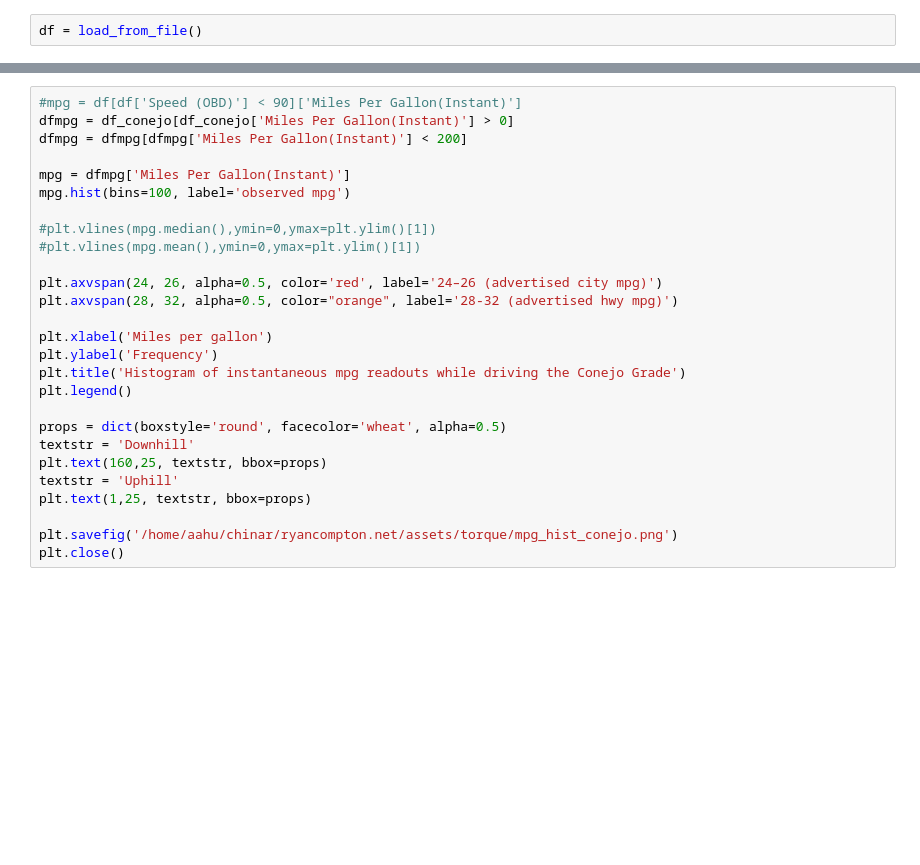
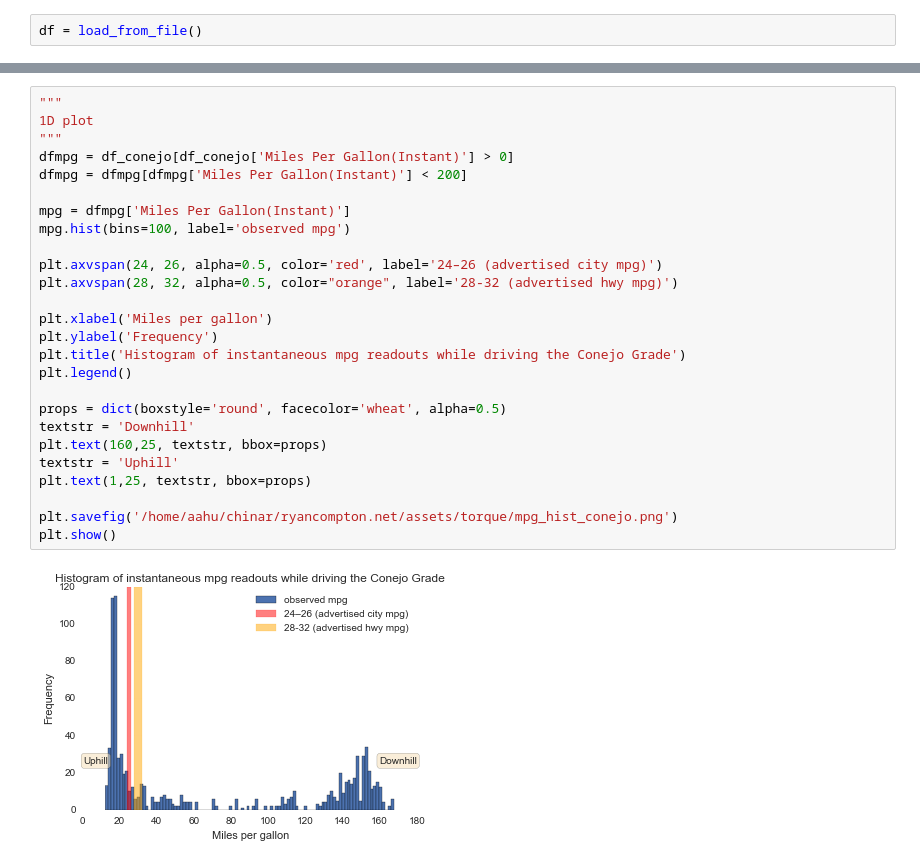
Before and after one commit to rcompton/ryancompton.net, a Jupyter notebook: assets/torque/mpg_plots.py.ipynb, the cells around one changed output, grey strips where cells are left out. Drawn from its saved outputs; the diff is of its cells as text; blank space fills up the shorter version.

```diff
--- a/assets/torque/mpg_plots.py.ipynb
+++ b/assets/torque/mpg_plots.py.ipynb
@@ -122,28 +136,29 @@ plt.close()
 # %%
-#mpg = df[df['Speed (OBD)'] < 90]['Miles Per Gallon(Instant)']
+"""
+1D plot
+"""
 dfmpg = df_conejo[df_conejo['Miles Per Gallon(Instant)'] > 0]
 dfmpg = dfmpg[dfmpg['Miles Per Gallon(Instant)'] < 200]
 
 mpg = dfmpg['Miles Per Gallon(Instant)']
 mpg.hist(bins=100, label='observed mpg')
-
-#plt.vlines(mpg.median(),ymin=0,ymax=plt.ylim()[1])
-#plt.vlines(mpg.mean(),ymin=0,ymax=plt.ylim()[1])
 
 plt.axvspan(24, 26, alpha=0.5, color='red', label='24–26 (advertised city mpg)')
 plt.axvspan(28, 32, alpha=0.5, color="orange", label='28-32 (advertised hwy mpg)')
 
 plt.xlabel('Miles per gallon')
 plt.ylabel('Frequency')
 plt.title('Histogram of instantaneous mpg readouts while driving the Conejo Grade')
 plt.legend()
 
 props = dict(boxstyle='round', facecolor='wheat', alpha=0.5)
 textstr = 'Downhill'
 plt.text(160,25, textstr, bbox=props)
 textstr = 'Uphill'
 plt.text(1,25, textstr, bbox=props)
 
 plt.savefig('/home/aahu/chinar/ryancompton.net/assets/torque/mpg_hist_conejo.png')
-plt.close()
+plt.show()
+# %% [output]
+[figure, added]
 # %%
```
Also changed, not shown: parts of 15 cells of this notebook, 5 other files.
